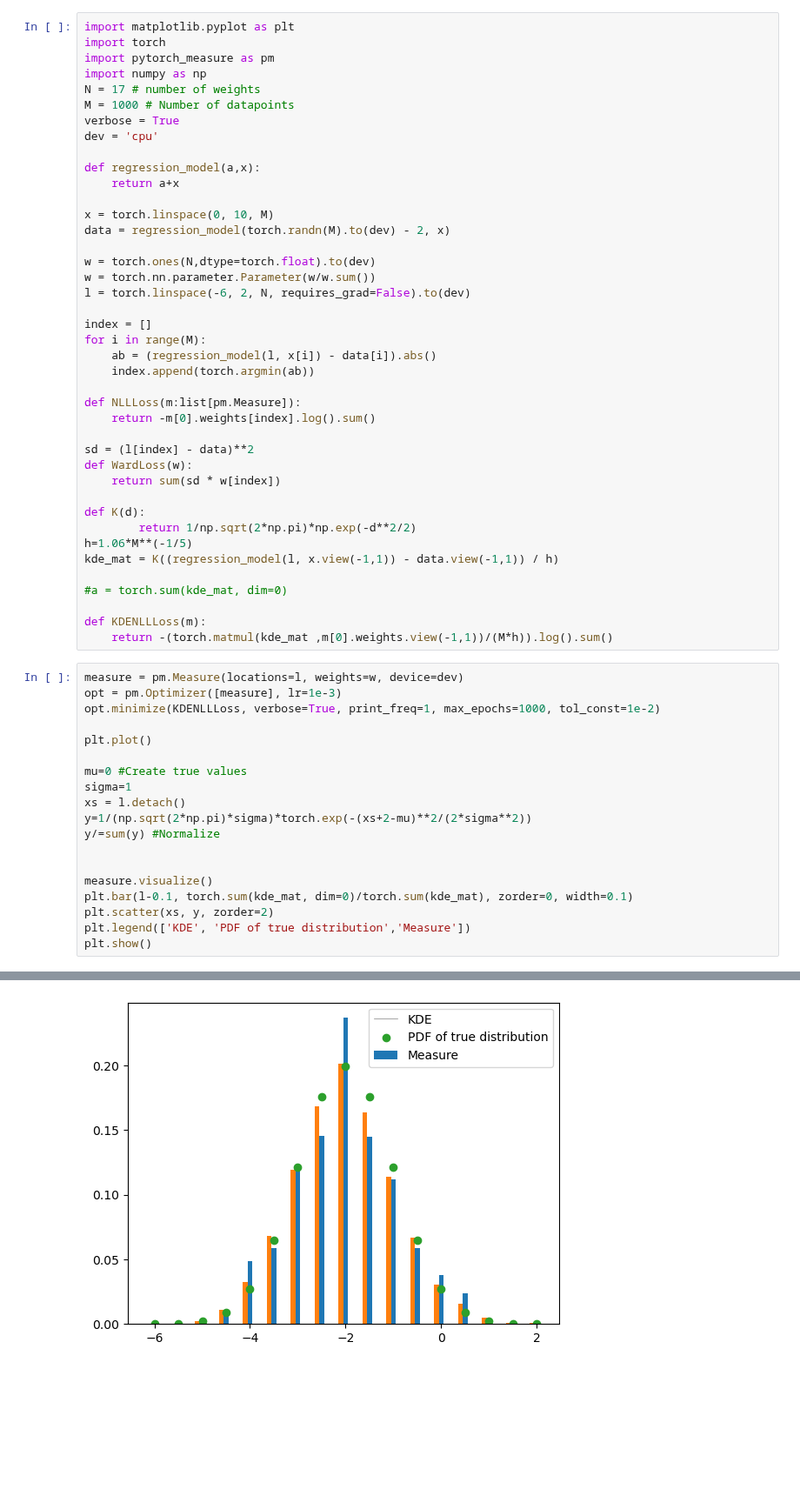
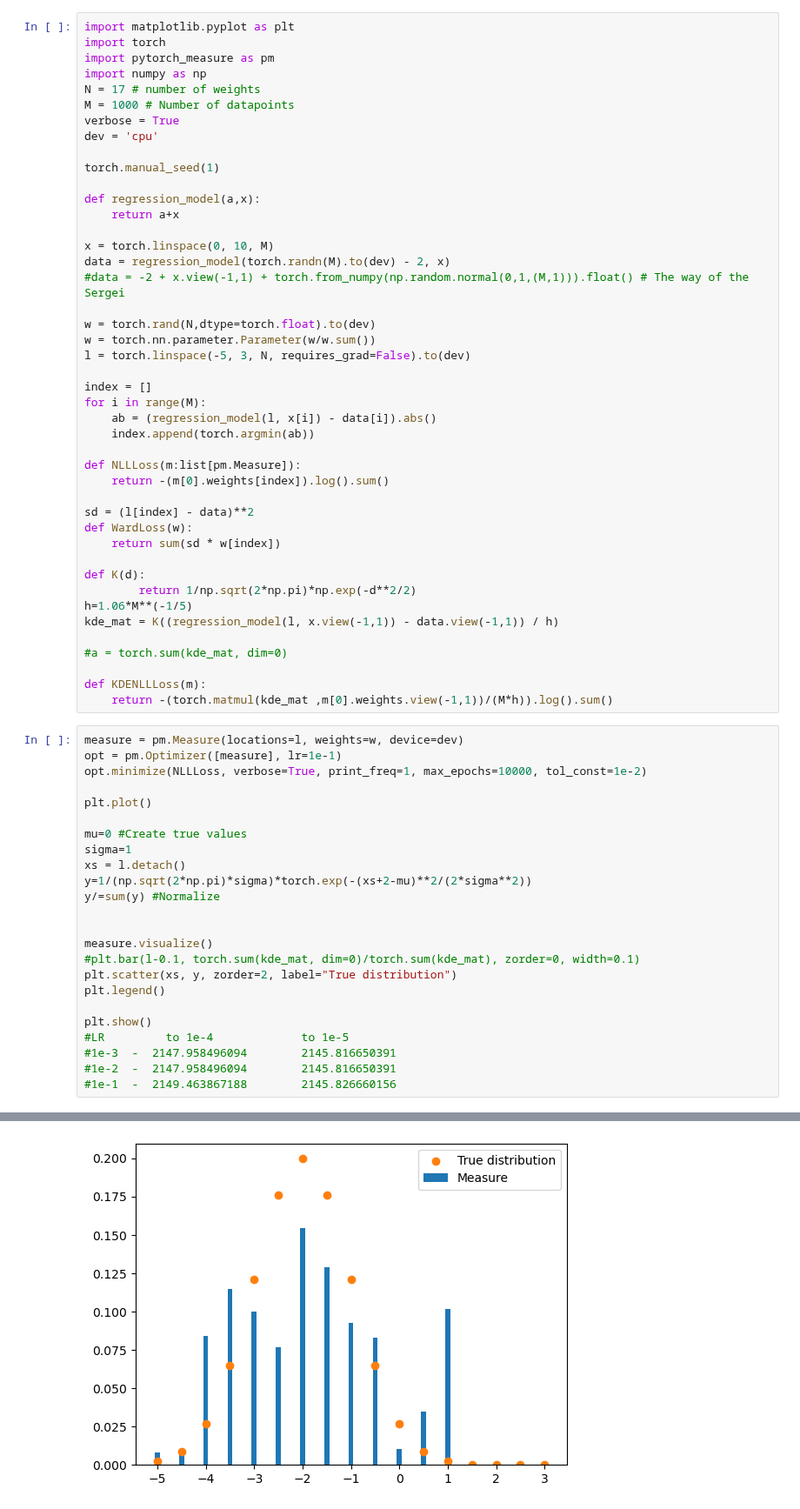
Before and after one commit to Miralleyan/Kandidatarbete, a Jupyter notebook: Optimizer/step_test.ipynb, the cells around one changed output, grey strips where cells are left out. Shown at 87% size. Drawn from its saved outputs; the diff is of its cells as text; blank space fills up the shorter version.

Commit message:
ändrat i minimize

```diff
--- a/Optimizer/step_test.ipynb
+++ b/Optimizer/step_test.ipynb
@@ -8,15 +8,18 @@ M = 1000 # Number of datapoints
 verbose = True
 dev = 'cpu'
 
+torch.manual_seed(1)
+
 def regression_model(a,x):
     return a+x
 
 x = torch.linspace(0, 10, M)
 data = regression_model(torch.randn(M).to(dev) - 2, x)
+#data = -2 + x.view(-1,1) + torch.from_numpy(np.random.normal(0,1,(M,1))).float() # The way of the Sergei
 
-w = torch.ones(N,dtype=torch.float).to(dev)
+w = torch.rand(N,dtype=torch.float).to(dev)
 w = torch.nn.parameter.Parameter(w/w.sum())
-l = torch.linspace(-6, 2, N, requires_grad=False).to(dev)
+l = torch.linspace(-5, 3, N, requires_grad=False).to(dev)
 
 index = []
 for i in range(M):
@@ -24,7 +27,7 @@ for i in range(M):
     index.append(torch.argmin(ab))
 
 def NLLLoss(m:list[pm.Measure]):
-    return -m[0].weights[index].log().sum()
+    return -(m[0].weights[index]).log().sum()
 
 sd = (l[index] - data)**2
 def WardLoss(w):
@@ -41,8 +44,8 @@ def KDENLLLoss(m):
     return -(torch.matmul(kde_mat ,m[0].weights.view(-1,1))/(M*h)).log().sum()
 # %%
 measure = pm.Measure(locations=l, weights=w, device=dev)
-opt = pm.Optimizer([measure], lr=1e-3)
-opt.minimize(KDENLLLoss, verbose=True, print_freq=1, max_epochs=1000, tol_const=1e-2)
+opt = pm.Optimizer([measure], lr=1e-1)
+opt.minimize(NLLLoss, verbose=True, print_freq=1, max_epochs=10000, tol_const=1e-2)
 
 plt.plot()
 
@@ -54,8 +57,13 @@ y/=sum(y) #Normalize
 
 
 measure.visualize()
-plt.bar(l-0.1, torch.sum(kde_mat, dim=0)/torch.sum(kde_mat), zorder=0, width=0.1)
-plt.scatter(xs, y, zorder=2)
-plt.legend(['KDE', 'PDF of true distribution','Measure'])
+#plt.bar(l-0.1, torch.sum(kde_mat, dim=0)/torch.sum(kde_mat), zorder=0, width=0.1)
+plt.scatter(xs, y, zorder=2, label="True distribution")
+plt.legend()
+
 plt.show()
+#LR         to 1e-4             to 1e-5
+#1e-3  -  2147.958496094        2145.816650391
+#1e-2  -  2147.958496094        2145.816650391
+#1e-1  -  2149.463867188        2145.826660156
 # %% [output]
@@ -79,4 +87,4 @@ The step size is too small: 7.979226629761193e-07
-[figure, old version]
+[figure, new version]
 # %%
 import Sergei.torch_measure as s
 
```
Also changed, not shown: parts of 2 cells of this notebook, 2 other files.
